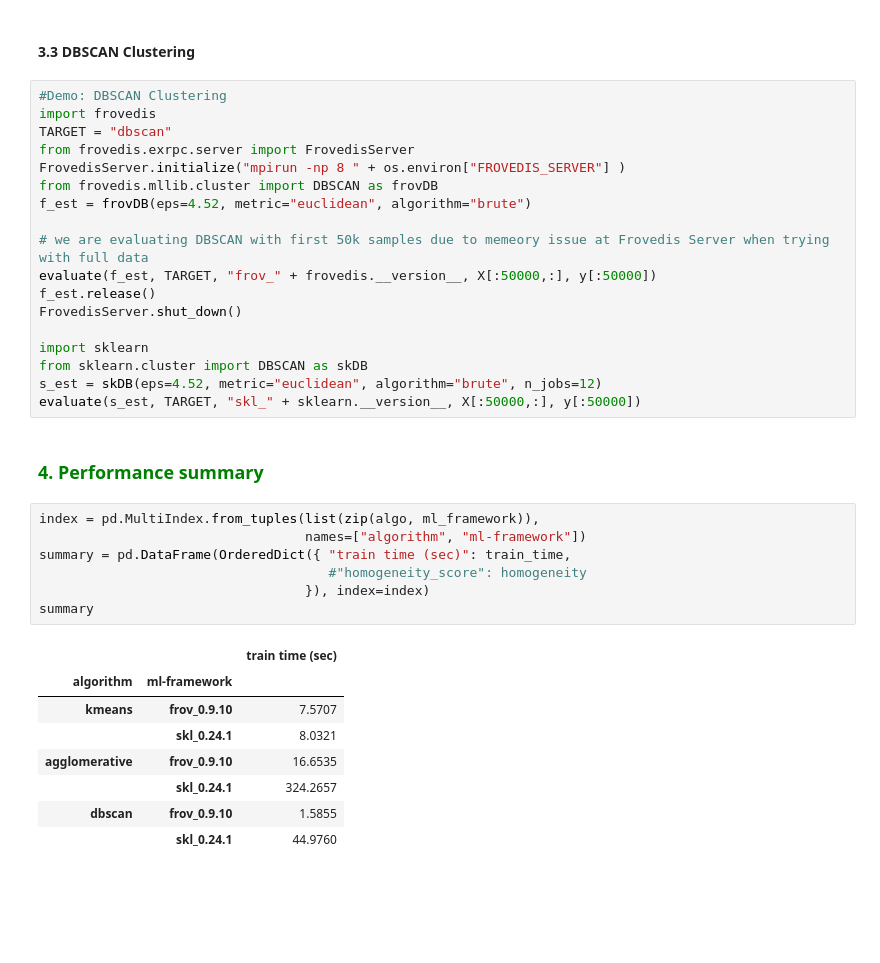
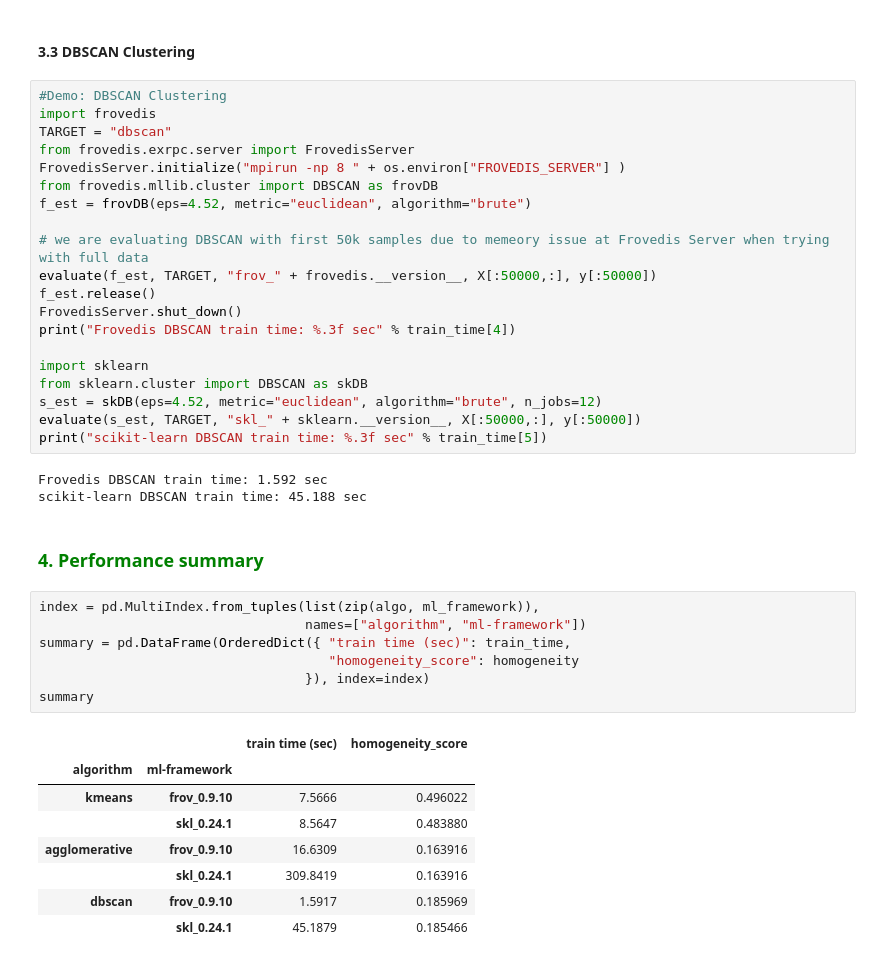
Before and after one commit to frovedis/frovedis, a Jupyter notebook: doc/notebook/04_1_mnist_clustering_dense.ipynb, the cells around one changed output. Cells and saved outputs as stored; diff of their text form; blank space fills up the shorter version.

```diff
--- a/doc/notebook/04_1_mnist_clustering_dense.ipynb
+++ b/doc/notebook/04_1_mnist_clustering_dense.ipynb
@@ -138,26 +148,31 @@ f_est = frovDB(eps=4.52, metric="euclidean", algorithm="brute")
 evaluate(f_est, TARGET, "frov_" + frovedis.__version__, X[:50000,:], y[:50000])
 f_est.release()
 FrovedisServer.shut_down()
+print("Frovedis DBSCAN train time: %.3f sec" % train_time[4])
 
 import sklearn
 from sklearn.cluster import DBSCAN as skDB
 s_est = skDB(eps=4.52, metric="euclidean", algorithm="brute", n_jobs=12)
 evaluate(s_est, TARGET, "skl_" + sklearn.__version__, X[:50000,:], y[:50000])
+print("scikit-learn DBSCAN train time: %.3f sec" % train_time[5])
+# %% [output]
+Frovedis DBSCAN train time: 1.592 sec
+scikit-learn DBSCAN train time: 45.188 sec
 # %% [markdown]
 ### <font color='green'> 4. Performance summary<font>
 # %%
 index = pd.MultiIndex.from_tuples(list(zip(algo, ml_framework)),
                                   names=["algorithm", "ml-framework"])
 summary = pd.DataFrame(OrderedDict({ "train time (sec)": train_time,
-                                     #"homogeneity_score": homogeneity
+                                     "homogeneity_score": homogeneity
                                   }), index=index)
 summary
 # %% [output]
-|  |  | train time (sec) |
-| algorithm | ml-framework |  |
-| kmeans | frov_0.9.10 | 7.5707 |
-|  | skl_0.24.1 | 8.0321 |
-| agglomerative | frov_0.9.10 | 16.6535 |
-|  | skl_0.24.1 | 324.2657 |
-| dbscan | frov_0.9.10 | 1.5855 |
-|  | skl_0.24.1 | 44.9760 |
+|  |  | train time (sec) | homogeneity_score |
+| algorithm | ml-framework |  |  |
+| kmeans | frov_0.9.10 | 7.5666 | 0.496022 |
+|  | skl_0.24.1 | 8.5647 | 0.483880 |
+| agglomerative | frov_0.9.10 | 16.6309 | 0.163916 |
+|  | skl_0.24.1 | 309.8419 | 0.163916 |
+| dbscan | frov_0.9.10 | 1.5917 | 0.185969 |
+|  | skl_0.24.1 | 45.1879 | 0.185466 |
```
Also changed, not shown: parts of 5 cells of this notebook.
